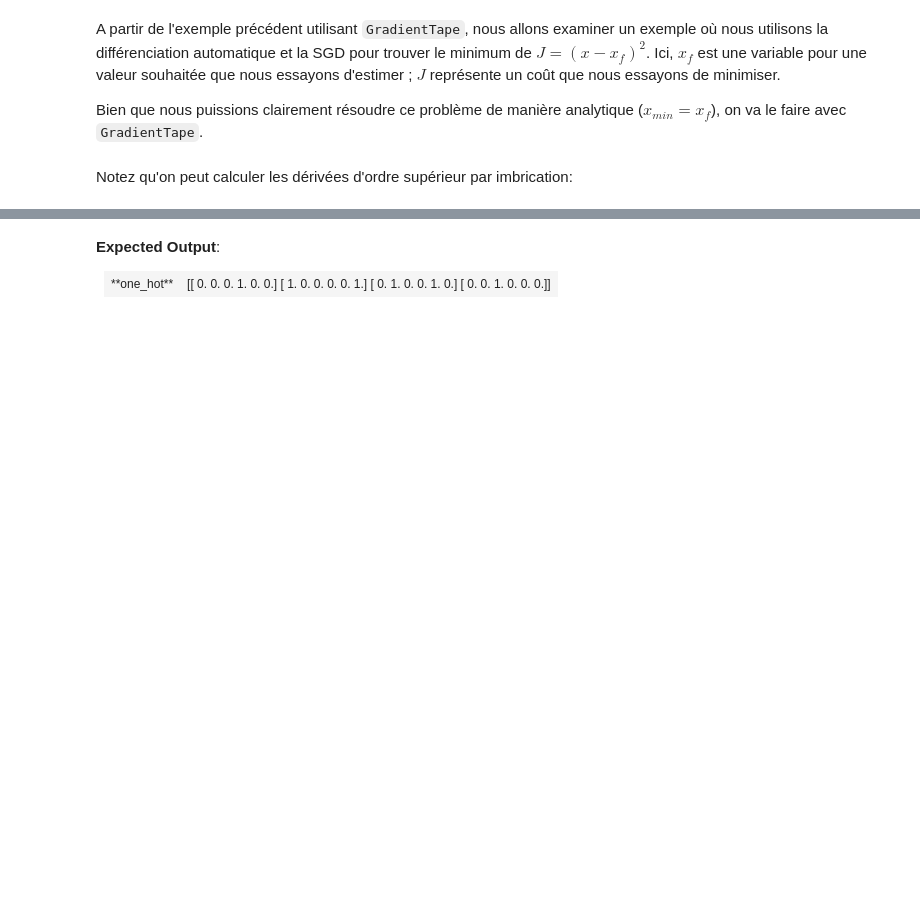
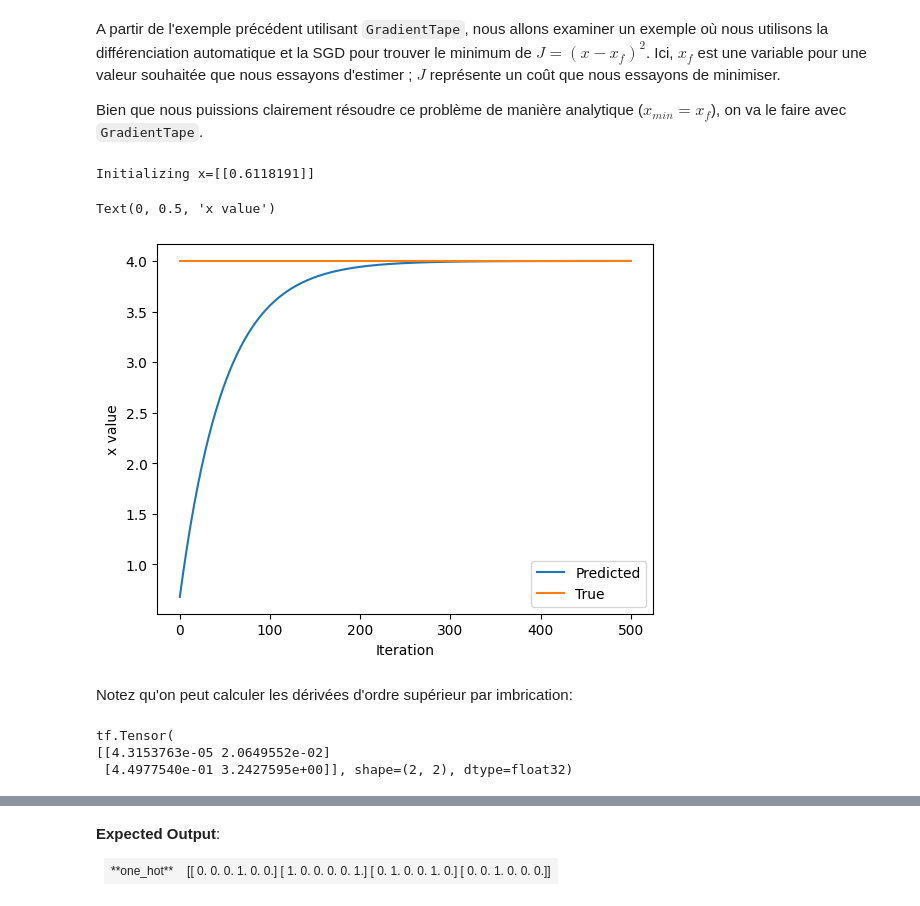
Before and after one commit to MelDubi/depot-ensta-python, a Jupyter notebook: machine_learning/tp7/code_bis/partie1.ipynb, the cells around one changed output, grey strips where cells are left out. Saved outputs shown, nothing was run; the diff lists cells and outputs as text; code cells hidden in the pictures; blank space fills up the shorter version.

```diff
--- a/machine_learning/tp7/code_bis/partie1.ipynb
+++ b/machine_learning/tp7/code_bis/partie1.ipynb
@@ -440,7 +569,7 @@ y = tf.constant(39, name='y')                    # Define y. Set to 39
 # ----------- Your code here --------------------->
 # Define the operation for loss.
 
-loss = ... # Create a variable for the loss
+loss = tf.square(y_hat - y) # Create a variable for the loss
 
 # ------------------------------------------------>
 print(loss)
@@ -563,34 +702,38 @@ print("Initializing x={}".format(x.numpy()))
 
 learning_rate = 1e-2 # learning rate for SGD
 history = []
 # Define the target value
 x_f = 4
 
 # We will run SGD for a number of iterations. At each iteration, we compute the loss,
 #   compute the derivative of the loss with respect to x, and perform the SGD update.
 for i in range(500):
   with tf.GradientTape() as tape:
 
 
     # ----------- Your code here --------------------->
     # define the loss as described above
 
-    loss = ...
+    loss = tf.square(tf.subtract(x, x_f))
 
     # ------------------------------------------------>
 
   # loss minimization using gradient tape
   grad = tape.gradient(loss, x) # compute the derivative of the loss with respect to x
   new_x = x - learning_rate*grad # sgd update
   x.assign(new_x) # update the value of x
   history.append(x.numpy()[0])
 
 # Plot the evolution of x as we optimize towards x_f!
 plt.plot(history)
 plt.plot([0, 500],[x_f,x_f])
 plt.legend(('Predicted', 'True'))
 plt.xlabel('Iteration')
 plt.ylabel('x value')
+# %% [output]
+Initializing x=[[0.6118191]]
+Text(0, 0.5, 'x value')
+[figure, added]
 # %% [markdown]
 Notez qu'on peut calculer les dérivées d'ordre supérieur par imbrication:
 # %%
@@ -604,6 +747,10 @@ with tf.GradientTape() as outer_tape:
     dc_da = tape.gradient(c, a)
   d2c_da2 = outer_tape.gradient(dc_da, a)
   print(d2c_da2)
+# %% [output]
+tf.Tensor(
+[[4.3153763e-05 2.0649552e-02]
+ [4.4977540e-01 3.2427595e+00]], shape=(2, 2), dtype=float32)
 # %% [markdown]
 ## 5.6 - Conversion de labels: one-hot-encoding
 
```
Also changed, not shown: parts of 28 cells of this notebook, 1 other file.
